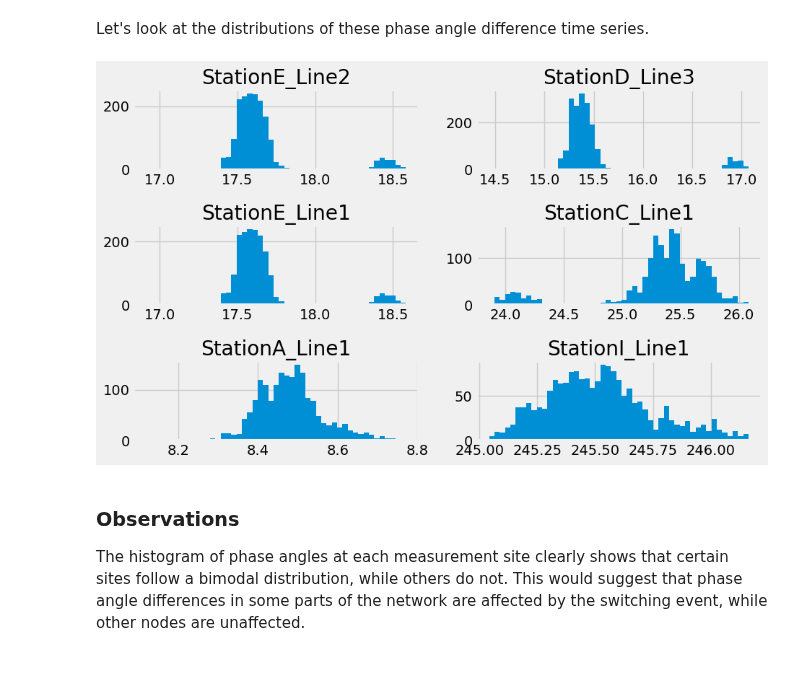
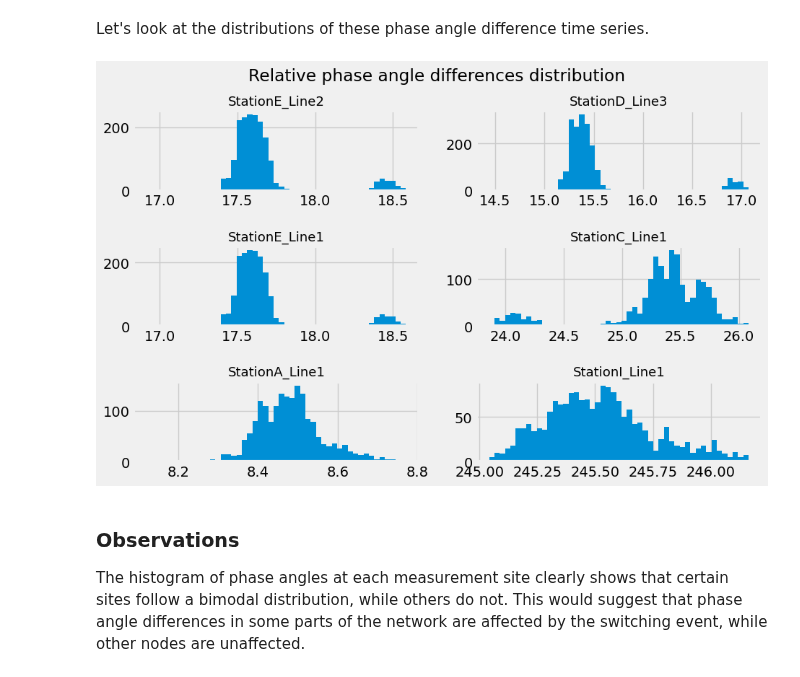
Before and after one commit to PingThingsIO/ni4ai-notebooks, a Jupyter notebook: analytics/Phase Angle Monitoring.ipynb, the cells around one changed output. Cells and saved outputs as stored; diff of their text form; code cells hidden in the pictures.

Commit message:
fixed typo in angle_unwrapping() function, added titles for each plot and added plot for wrapped angles

```diff
--- a/analytics/Phase Angle Monitoring.ipynb
+++ b/analytics/Phase Angle Monitoring.ipynb
@@ -127,5 +130,5 @@ Here, we'll "unwrap" the phase angles to remove the discontinuity, by taking ang
 # %%
-def ungle_unwrapping(angles, measurement='deg'):
+def angle_unwrapping(angles, measurement='deg'):
     """
     unwrapped angles with each column contains angle data for a single time serie.
     """
@@ -143,3 +146,14 @@ def ungle_unwrapping(angles, measurement='deg'):
                             columns=angles.columns)
     else:
         return unwrapped_angles
+# %%
+# unwrap phase angles
+unwrapped_angles = angle_unwrapping(angles, measurement='deg')
+
+plt.figure(figsize=(10,5))
+plt.plot(unwrapped_angles, alpha=0.5)
+plt.legend([c.split('/')[-1] for c in unwrapped_angles.columns.get_level_values(level='collection')],
+           loc='upper center', bbox_to_anchor=(0.5,-0.1), ncol=4)
+plt.title('Unwrapped phase angles')
+plt.tight_layout()
+plt.show()
@@ -197,20 +213,21 @@ Let's look at the distributions of these phase angle difference time series.
 # %%
 stations = ['StationE_Line2','StationD_Line3','StationE_Line1',
             'StationC_Line1','StationA_Line1','StationI_Line1']
 fig, axs = plt.subplots(ncols=2, nrows=3, figsize=(10,6))
 
 for i, ax in enumerate(axs.flatten()):
 
     station = stations[i]
     data = relative_angle_diff.xs(f'events/switching_A/{station}', level='collection', axis=1)
     bins = np.linspace(data.min().iloc[0], data.max().iloc[0], 50)
     ax.hist(data.values, bins=bins)
-    ax.set_title(station)
+    ax.set_title(station, fontsize=13)
 
 fig.subplots_adjust(wspace=0.2, hspace=0.7)
+fig.suptitle('Relative phase angle differences distribution')
 plt.show()
 # %% [output]
-[figure, old version]
+[figure, new version]
 # %% [markdown]
 ### Observations
 
```
Also changed, not shown: parts of 6 cells of this notebook.
